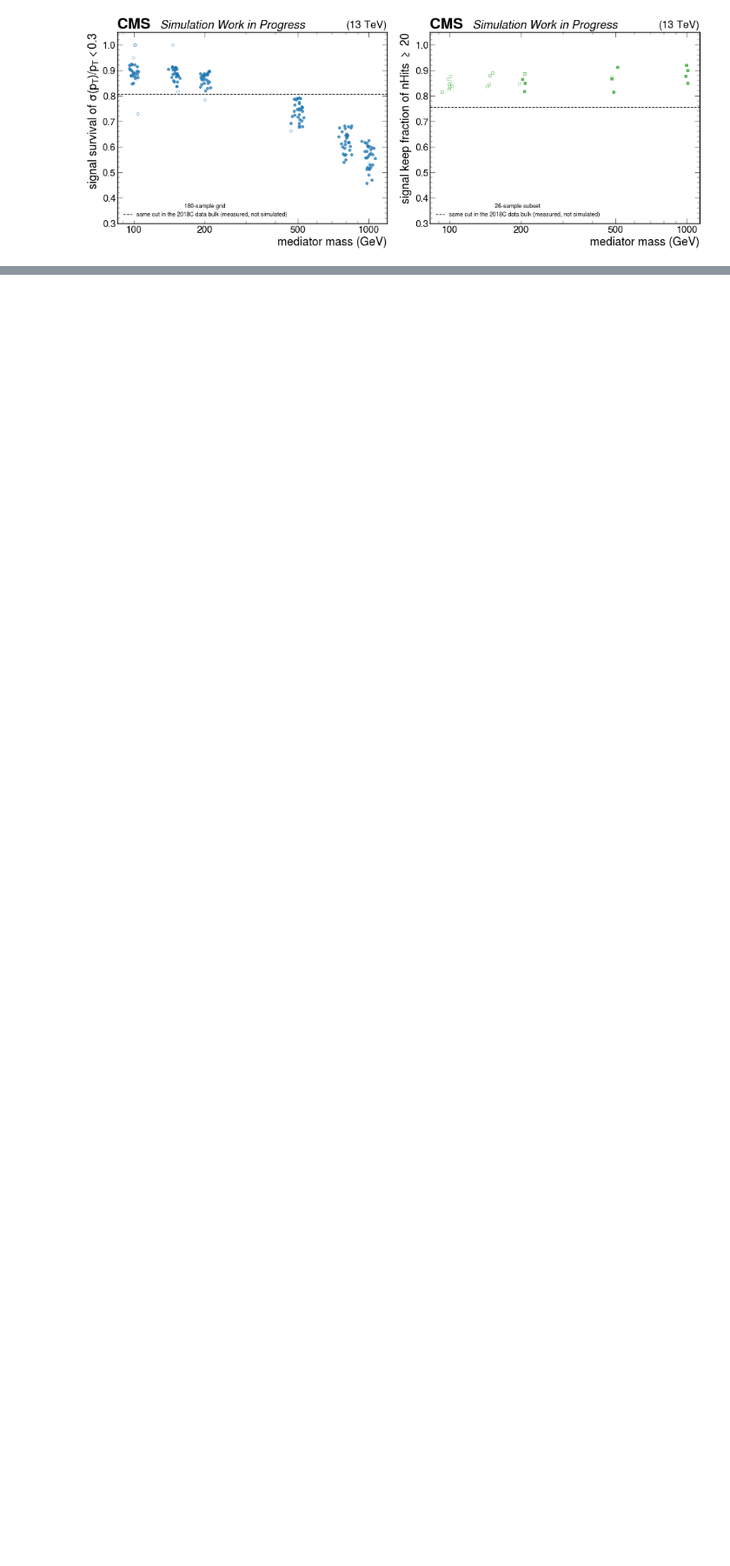
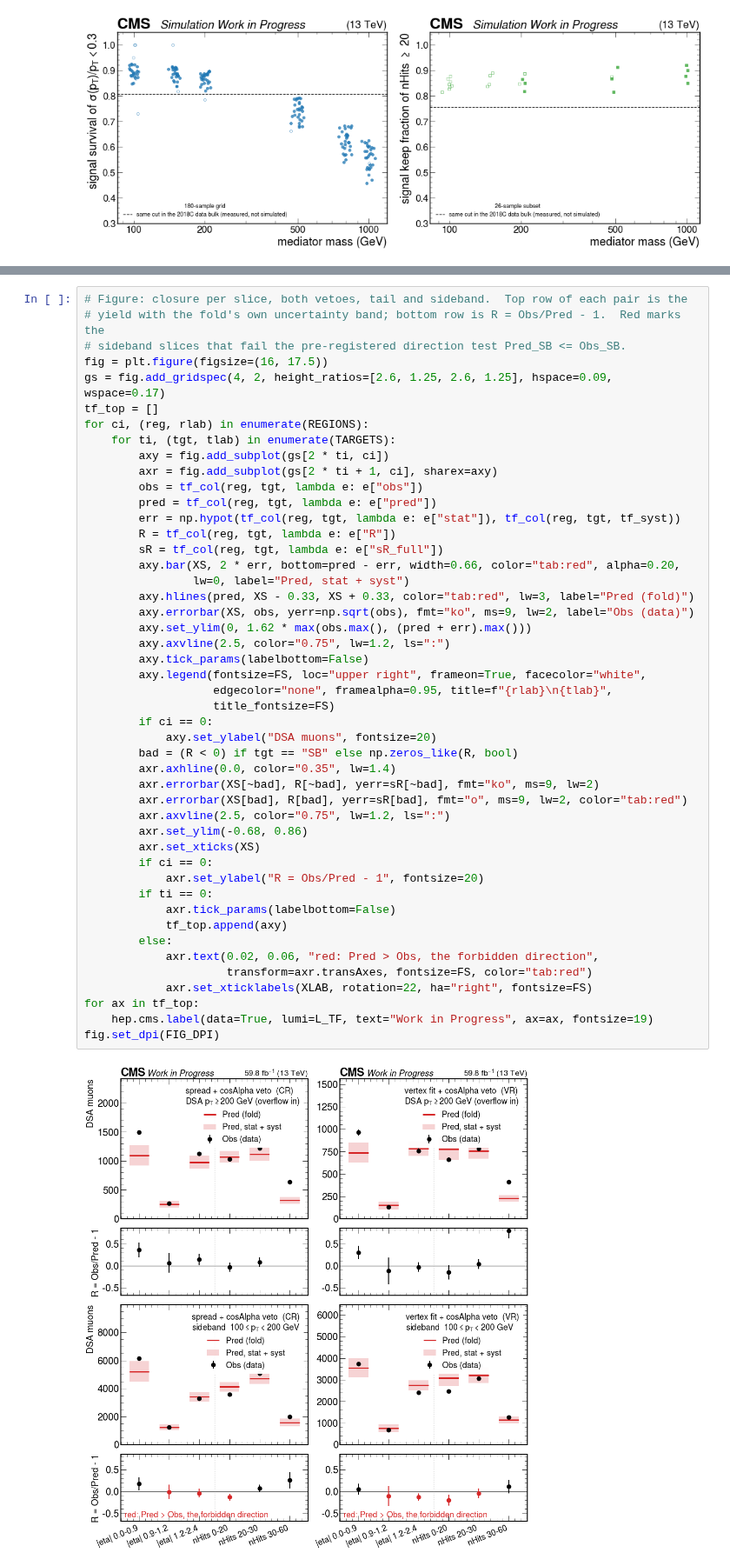
Before and after one commit to murtaza-safdari/SIDM, a Jupyter notebook: sidm/studies/vertexChi2/vertexChi2CosmicVetoStudy.ipynb, the cells around one changed output, grey strips where cells are left out. Shown at 87% size. Cells and saved outputs as stored; diff of their text form; blank space fills up the shorter version.

```diff
--- a/sidm/studies/vertexChi2/vertexChi2CosmicVetoStudy.ipynb
+++ b/sidm/studies/vertexChi2/vertexChi2CosmicVetoStudy.ipynb
@@ -2573,0 +2596,49 @@ Summary numbers quoted in the conclusions, recomputed:
+# %%
+# Figure: closure per slice, both vetoes, tail and sideband.  Top row of each pair is the
+# yield with the fold's own uncertainty band; bottom row is R = Obs/Pred - 1.  Red marks the
+# sideband slices that fail the pre-registered direction test Pred_SB <= Obs_SB.
+fig = plt.figure(figsize=(16, 17.5))
+gs = fig.add_gridspec(4, 2, height_ratios=[2.6, 1.25, 2.6, 1.25], hspace=0.09, wspace=0.17)
+tf_top = []
+for ci, (reg, rlab) in enumerate(REGIONS):
+    for ti, (tgt, tlab) in enumerate(TARGETS):
+        axy = fig.add_subplot(gs[2 * ti, ci])
+        axr = fig.add_subplot(gs[2 * ti + 1, ci], sharex=axy)
+        obs = tf_col(reg, tgt, lambda e: e["obs"])
+        pred = tf_col(reg, tgt, lambda e: e["pred"])
+        err = np.hypot(tf_col(reg, tgt, lambda e: e["stat"]), tf_col(reg, tgt, tf_syst))
+        R = tf_col(reg, tgt, lambda e: e["R"])
+        sR = tf_col(reg, tgt, lambda e: e["sR_full"])
+        axy.bar(XS, 2 * err, bottom=pred - err, width=0.66, color="tab:red", alpha=0.20,
+                lw=0, label="Pred, stat + syst")
+        axy.hlines(pred, XS - 0.33, XS + 0.33, color="tab:red", lw=3, label="Pred (fold)")
+        axy.errorbar(XS, obs, yerr=np.sqrt(obs), fmt="ko", ms=9, lw=2, label="Obs (data)")
+        axy.set_ylim(0, 1.62 * max(obs.max(), (pred + err).max()))
+        axy.axvline(2.5, color="0.75", lw=1.2, ls=":")
+        axy.tick_params(labelbottom=False)
+        axy.legend(fontsize=FS, loc="upper right", frameon=True, facecolor="white",
+                   edgecolor="none", framealpha=0.95, title=f"{rlab}\n{tlab}",
+                   title_fontsize=FS)
+        if ci == 0:
+            axy.set_ylabel("DSA muons", fontsize=20)
+        bad = (R < 0) if tgt == "SB" else np.zeros_like(R, bool)
+        axr.axhline(0.0, color="0.35", lw=1.4)
+        axr.errorbar(XS[~bad], R[~bad], yerr=sR[~bad], fmt="ko", ms=9, lw=2)
+        axr.errorbar(XS[bad], R[bad], yerr=sR[bad], fmt="o", ms=9, lw=2, color="tab:red")
+        axr.axvline(2.5, color="0.75", lw=1.2, ls=":")
+        axr.set_ylim(-0.68, 0.86)
+        axr.set_xticks(XS)
+        if ci == 0:
+            axr.set_ylabel("R = Obs/Pred - 1", fontsize=20)
+        if ti == 0:
+            axr.tick_params(labelbottom=False)
+            tf_top.append(axy)
+        else:
+            axr.text(0.02, 0.06, "red: Pred > Obs, the forbidden direction",
+                     transform=axr.transAxes, fontsize=FS, color="tab:red")
+            axr.set_xticklabels(XLAB, rotation=22, ha="right", fontsize=FS)
+for ax in tf_top:
+    hep.cms.label(data=True, lumi=L_TF, text="Work in Progress", ax=ax, fontsize=19)
+fig.set_dpi(FIG_DPI)
+# %% [output]
+[figure, added]
```
Also changed, not shown: parts of 15 cells of this notebook, 1 other file.
